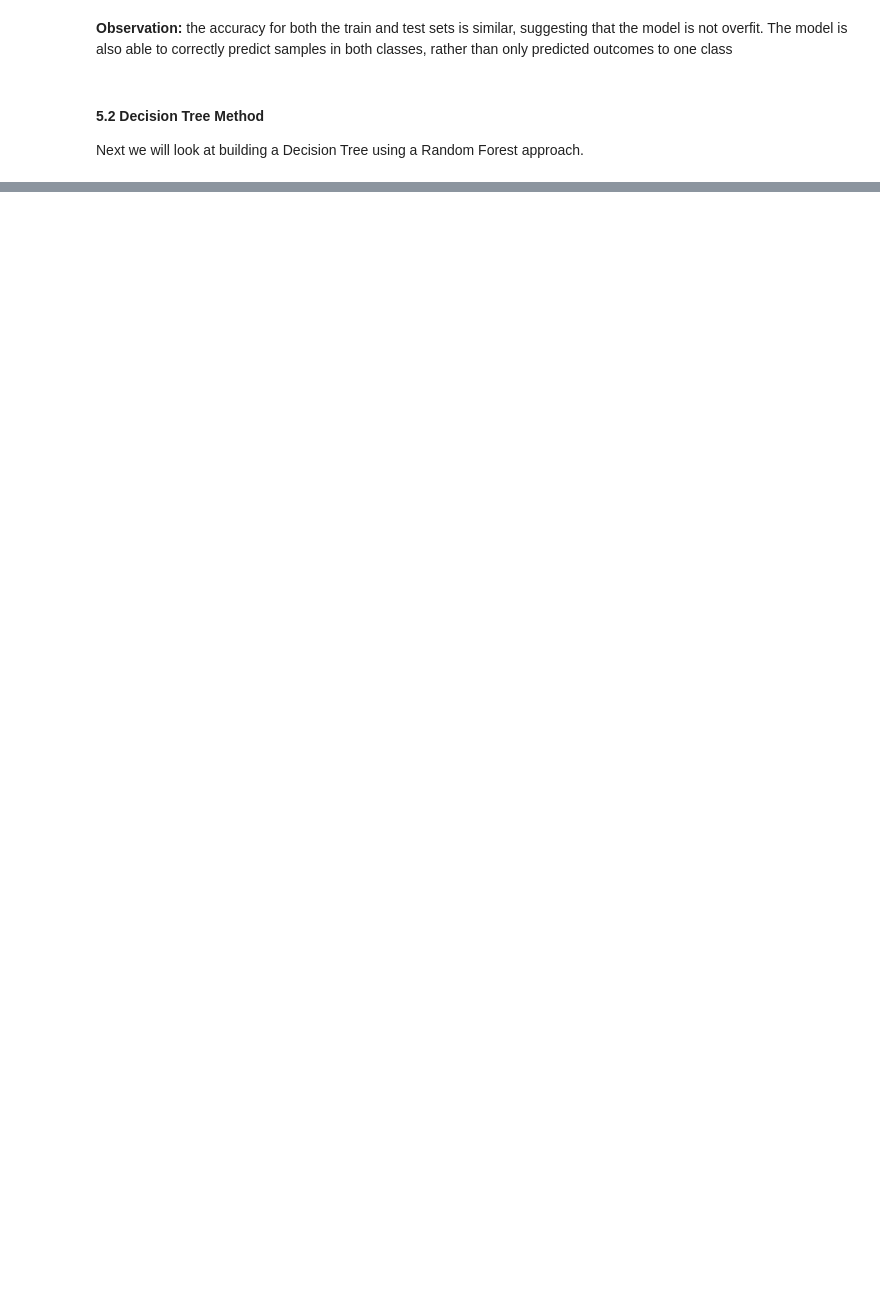
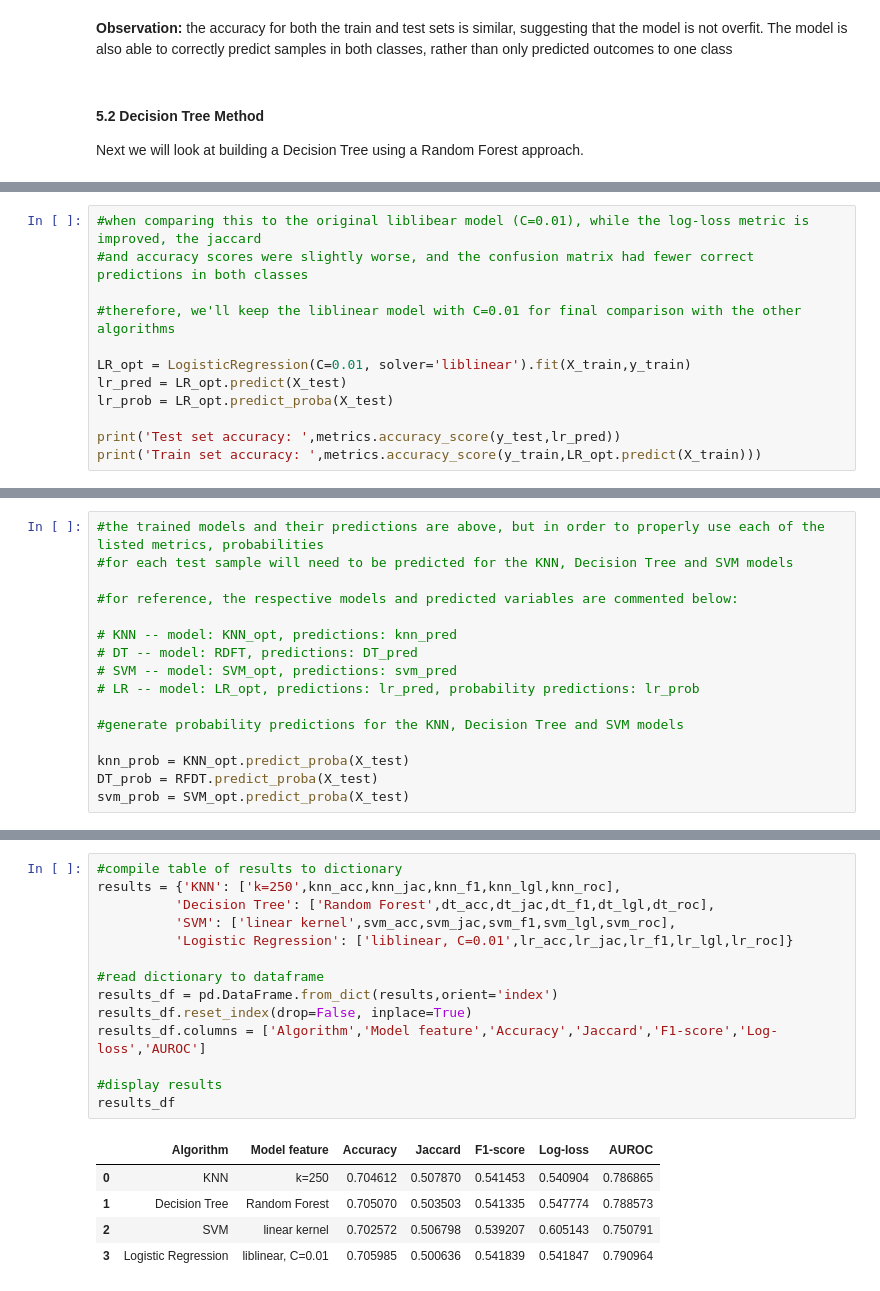
Before and after one commit to samjsteffes/Coursera_Capstone, a Jupyter notebook: capstone_modeling.ipynb, the cells around one changed output, grey strips where cells are left out. Saved outputs shown, nothing was run; the diff lists cells and outputs as text; blank space fills up the shorter version.

```diff
--- a/capstone_modeling.ipynb
+++ b/capstone_modeling.ipynb
@@ -717,0 +980,12 @@ Next we will look at building a Decision Tree using a Random Forest approach.
+# %%
+#when comparing this to the original liblibear model (C=0.01), while the log-loss metric is improved, the jaccard
+#and accuracy scores were slightly worse, and the confusion matrix had fewer correct predictions in both classes
+
+#therefore, we'll keep the liblinear model with C=0.01 for final comparison with the other algorithms
+
+LR_opt = LogisticRegression(C=0.01, solver='liblinear').fit(X_train,y_train)
+lr_pred = LR_opt.predict(X_test)
+lr_prob = LR_opt.predict_proba(X_test)
+
+print('Test set accuracy: ',metrics.accuracy_score(y_test,lr_pred))
+print('Train set accuracy: ',metrics.accuracy_score(y_train,LR_opt.predict(X_train)))
@@ -717,0 +1020,16 @@ Next we will look at building a Decision Tree using a Random Forest approach.
+# %%
+#the trained models and their predictions are above, but in order to properly use each of the listed metrics, probabilities
+#for each test sample will need to be predicted for the KNN, Decision Tree and SVM models
+
+#for reference, the respective models and predicted variables are commented below:
+
+# KNN -- model: KNN_opt, predictions: knn_pred
+# DT -- model: RDFT, predictions: DT_pred
+# SVM -- model: SVM_opt, predictions: svm_pred
+# LR -- model: LR_opt, predictions: lr_pred, probability predictions: lr_prob
+
+#generate probability predictions for the KNN, Decision Tree and SVM models
+
+knn_prob = KNN_opt.predict_proba(X_test)
+DT_prob = RFDT.predict_proba(X_test)
+svm_prob = SVM_opt.predict_proba(X_test)
@@ -717,0 +1073,20 @@ Next we will look at building a Decision Tree using a Random Forest approach.
+# %%
+#compile table of results to dictionary
+results = {'KNN': ['k=250',knn_acc,knn_jac,knn_f1,knn_lgl,knn_roc],
+          'Decision Tree': ['Random Forest',dt_acc,dt_jac,dt_f1,dt_lgl,dt_roc],
+          'SVM': ['linear kernel',svm_acc,svm_jac,svm_f1,svm_lgl,svm_roc],
+          'Logistic Regression': ['liblinear, C=0.01',lr_acc,lr_jac,lr_f1,lr_lgl,lr_roc]}
+
+#read dictionary to dataframe
+results_df = pd.DataFrame.from_dict(results,orient='index')
+results_df.reset_index(drop=False, inplace=True)
+results_df.columns = ['Algorithm','Model feature','Accuracy','Jaccard','F1-score','Log-loss','AUROC']
+
+#display results
+results_df
+# %% [output]
+|  | Algorithm | Model feature | Accuracy | Jaccard | F1-score | Log-loss | AUROC |
+| 0 | KNN | k=250 | 0.704612 | 0.507870 | 0.541453 | 0.540904 | 0.786865 |
+| 1 | Decision Tree | Random Forest | 0.705070 | 0.503503 | 0.541335 | 0.547774 | 0.788573 |
+| 2 | SVM | linear kernel | 0.702572 | 0.506798 | 0.539207 | 0.605143 | 0.750791 |
+| 3 | Logistic Regression | liblinear, C=0.01 | 0.705985 | 0.500636 | 0.541839 | 0.541847 | 0.790964 |
```
Also changed, not shown: parts of 36 cells of this notebook.
